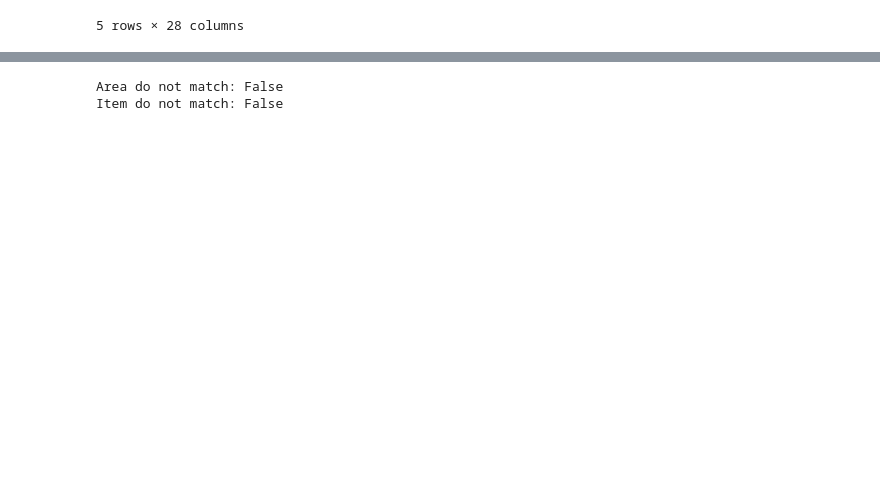
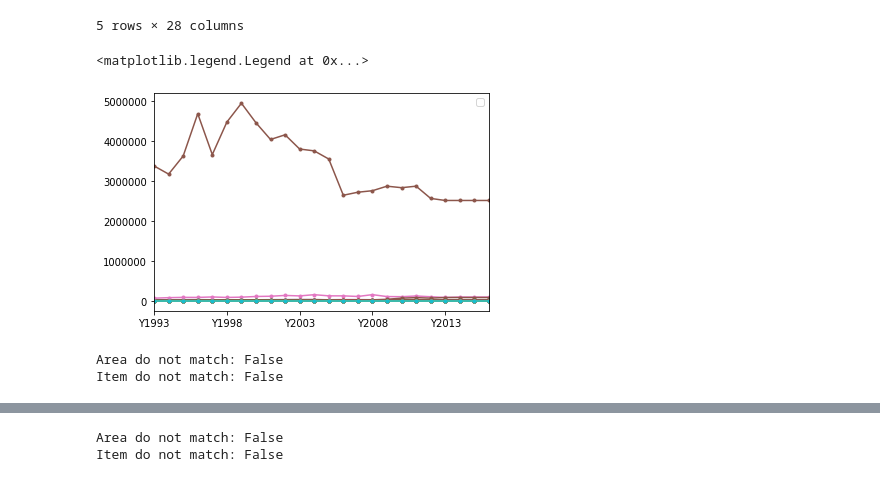
Before and after one commit to n-poulsen/GranADA, a Jupyter notebook: code/Dataset_Cleanup.ipynb, the cells around one changed output, grey strips where cells are left out. Cells and saved outputs as stored; diff of their text form; code cells hidden in the pictures; blank space fills up the shorter version.

```diff
--- a/code/Dataset_Cleanup.ipynb
+++ b/code/Dataset_Cleanup.ipynb
@@ -546,3 +599,16 @@ df_cost.head()
 | 3 | Afghanistan | Apricots | Gross Production Value minus Net ... | 1000 US$ | 0.00 | 0.000 | 0.00000 | 0.00 | 0.000 | 0.0000 | ... | ... |
 | 4 | Afghanistan | Barley | Gross Production Value minus Net ... | 1000 US$ | 8328.74 | 7614.848 | 6943.78952 | 7138.92 | 7852.812 | 7424.4768 | ... | ... |
 5 rows × 28 columns
+# %%
+df_cost.loc[:,"Y1993":"Y2016"].transpose().iloc[:,range(1,8000,100)].plot(style='.-')
+plt.legend([])
+# %% [output]
+<matplotlib.legend.Legend at 0x...>
+[figure, added]
+# %%
+#Verifying if dataframes are ordered equally
+print("Area do not match:", any(df_cost["Area"]!=df_prod_t["Area"]))
+print("Item do not match:", any(df_cost["Item"]!=df_prod_t["Item"]))
+# %% [output]
+Area do not match: False
+Item do not match: False
```
Also changed, not shown: parts of 132 cells of this notebook.
